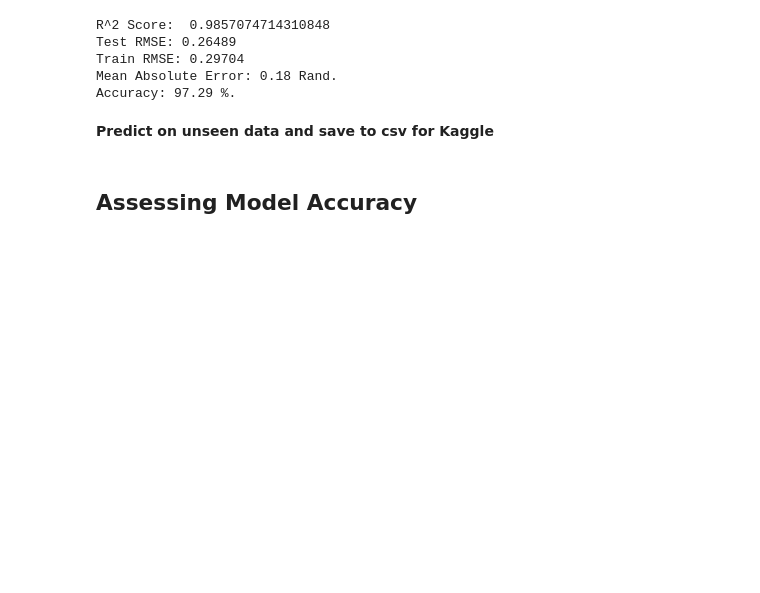
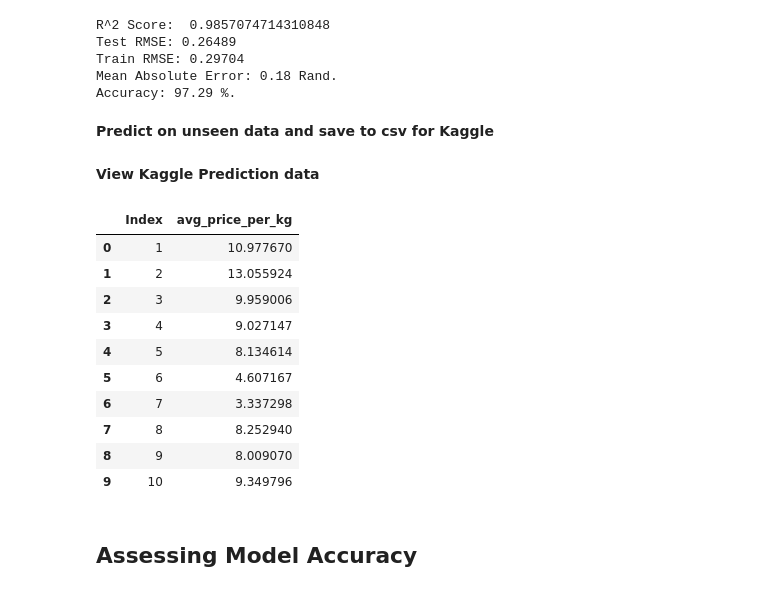
Before and after one commit to Zdithebe96/regression-apples-predict-api-template, a Jupyter notebook: Modeling notebook.ipynb, the cells around one changed output. Drawn from its saved outputs; the diff is of its cells as text; code cells hidden in the pictures; blank space fills up the shorter version.

```diff
--- a/Modeling notebook.ipynb
+++ b/Modeling notebook.ipynb
@@ -830,3 +834,20 @@ dff.to_csv('stackedkfoldarr.csv')
+# %% [markdown]
+**View Kaggle Prediction data**
+# %%
+predictions = pd.read_csv('stackedkfold.csv')
+predictions.head(10)
+# %% [output]
+|  | Index | avg_price_per_kg |
+| 0 | 1 | 10.977670 |
+| 1 | 2 | 13.055924 |
+| 2 | 3 | 9.959006 |
+| 3 | 4 | 9.027147 |
+| 4 | 5 | 8.134614 |
+| 5 | 6 | 4.607167 |
+| 6 | 7 | 3.337298 |
+| 7 | 8 | 8.252940 |
+| 8 | 9 | 8.009070 |
+| 9 | 10 | 9.349796 |
 # %% [markdown]
 ## Assessing Model Accuracy
 # %% [markdown]
```
Also changed, not shown: parts of 2 cells of this notebook.
